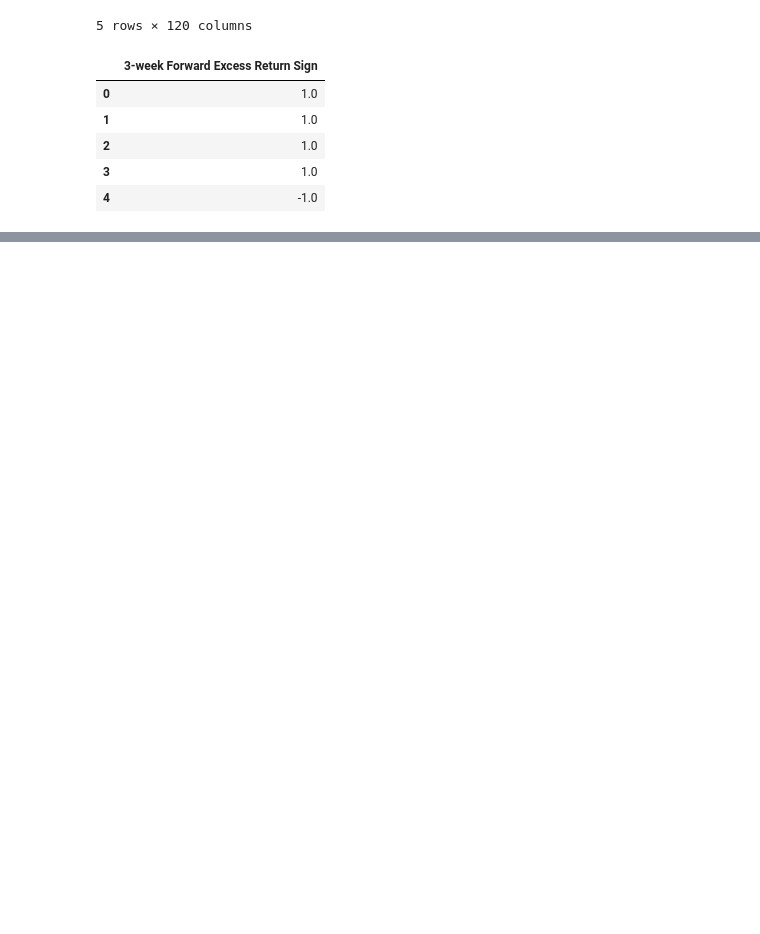
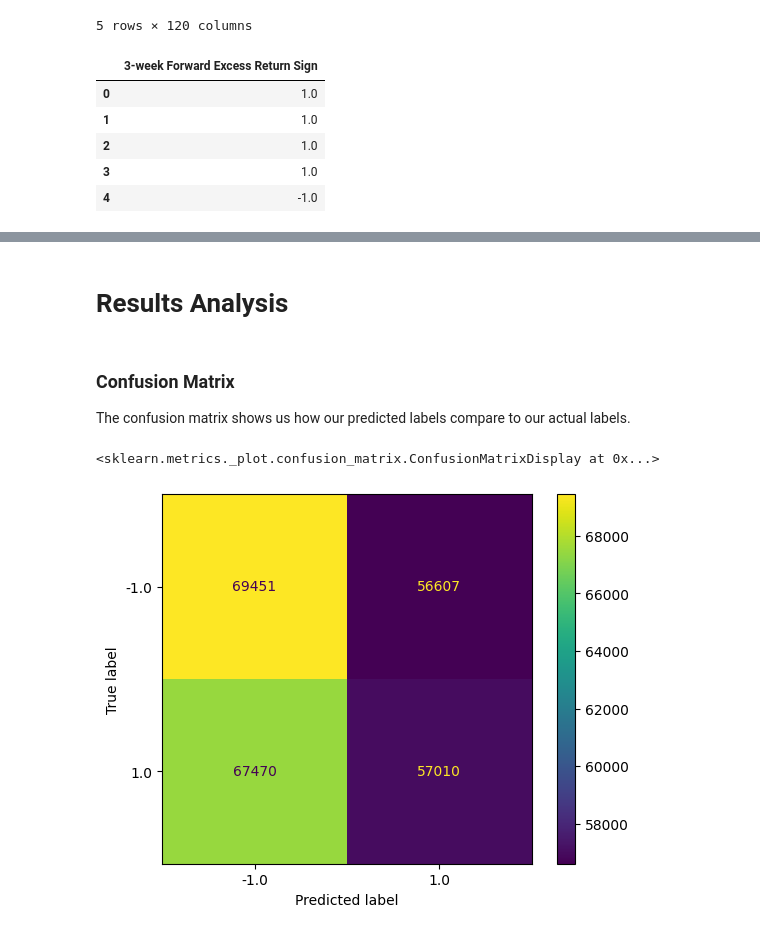
Before and after one commit to ed-churchill/ibm-ml-certificate, a Jupyter notebook: ibm-classification-logistic-regression.ipynb, the cells around one changed output, grey strips where cells are left out. Drawn from its saved outputs; the diff is of its cells as text; code cells hidden in the pictures; blank space fills up the shorter version.

```diff
--- a/ibm-classification-logistic-regression.ipynb
+++ b/ibm-classification-logistic-regression.ipynb
@@ -49,0 +61,6 @@ y_test.head(5)
+# %%
+# Fit basic logistic regression model without any regularization
+from sklearn.linear_model import LogisticRegression
+lr = LogisticRegression(solver='liblinear') # Add some hyperparameters here to improve model
+lr.fit(X_train, y_train)
+lr.coef_
@@ -49,0 +85,5 @@ y_test.head(5)
+# %%
+# Predict targets using fitted model
+y_pred = lr.predict(X_test)
+# %% [markdown]
+# Results Analysis
@@ -49,0 +93,11 @@ y_test.head(5)
+# %% [markdown]
+### Confusion Matrix
+The confusion matrix shows us how our predicted labels compare to our actual labels.
+# %%
+# Confusion matrix
+cm = confusion_matrix(y_test, y_pred)
+disp = ConfusionMatrixDisplay(confusion_matrix=cm, display_labels=lr.classes_)
+disp.plot()
+# %% [output]
+<sklearn.metrics._plot.confusion_matrix.ConfusionMatrixDisplay at 0x...>
+[figure, added]
```
Also changed, not shown: parts of 11 cells of this notebook.
